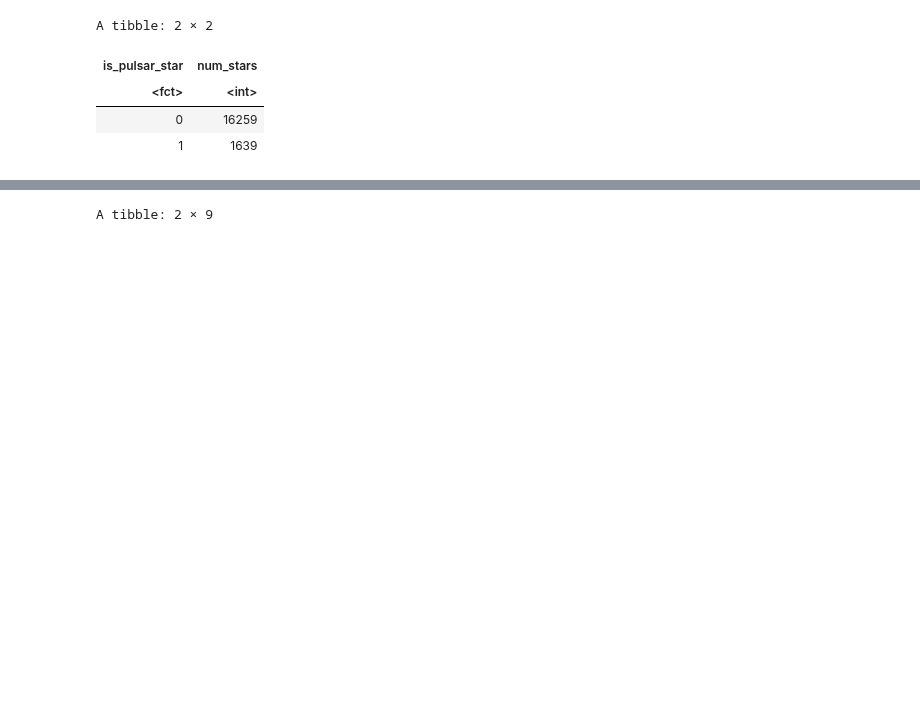
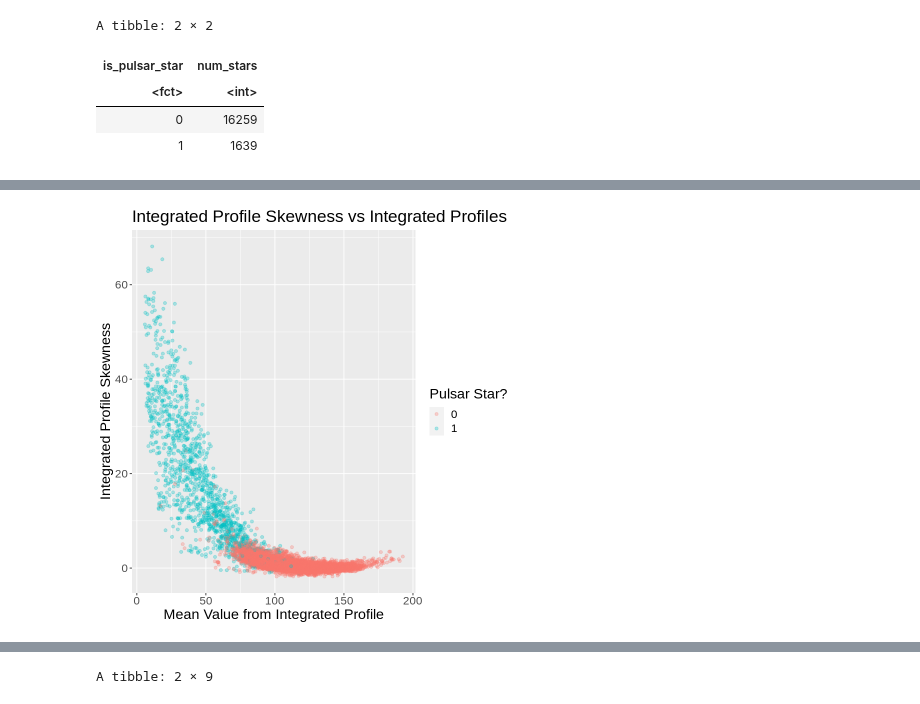
Before and after one commit to rosalieytz/dsci-100-2023w2-group10, a Jupyter notebook: Proposal.ipynb, the cells around one changed output, grey strips where cells are left out. Cells and saved outputs as stored; diff of their text form; code cells hidden in the pictures; blank space fills up the shorter version.

```diff
--- a/Proposal.ipynb
+++ b/Proposal.ipynb
@@ -68,3 +57,14 @@ ggplot(star_data, aes(x = integrated_profile_mean, y = dm_snr_curve_mean, color
+# %%
+ggplot(star_data, aes(x = integrated_profile_mean, y = integrated_profile_skewness,
+                         color = is_pulsar_star)) +
+    geom_point(alpha=0.3) +
+    labs(x = "Mean Value from Integrated Profile",
+         y = "Integrated Profile Skewness",
+         color = "Pulsar Star?") +
+    ggtitle("Integrated Profile Skewness vs Integrated Profiles") +
+    theme(text = element_text(size = 17))
+# %% [output]
+[figure, added]
 # %%
 star_data_standardized <- star_data |>
     mutate(integrated_profile_mean = scale(integrated_profile_mean, center = TRUE),
```
Also changed, not shown: parts of 4 cells of this notebook.
